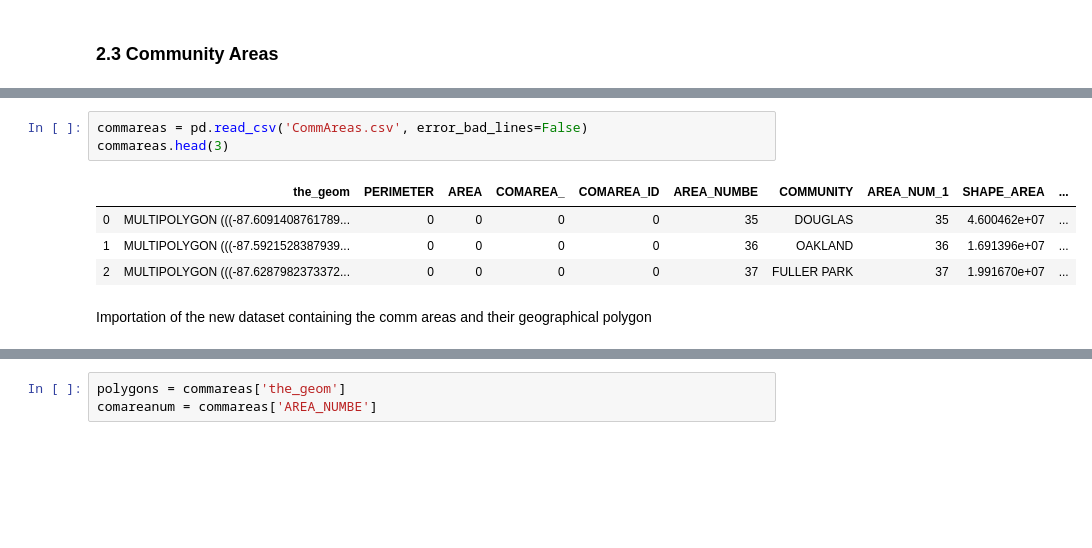
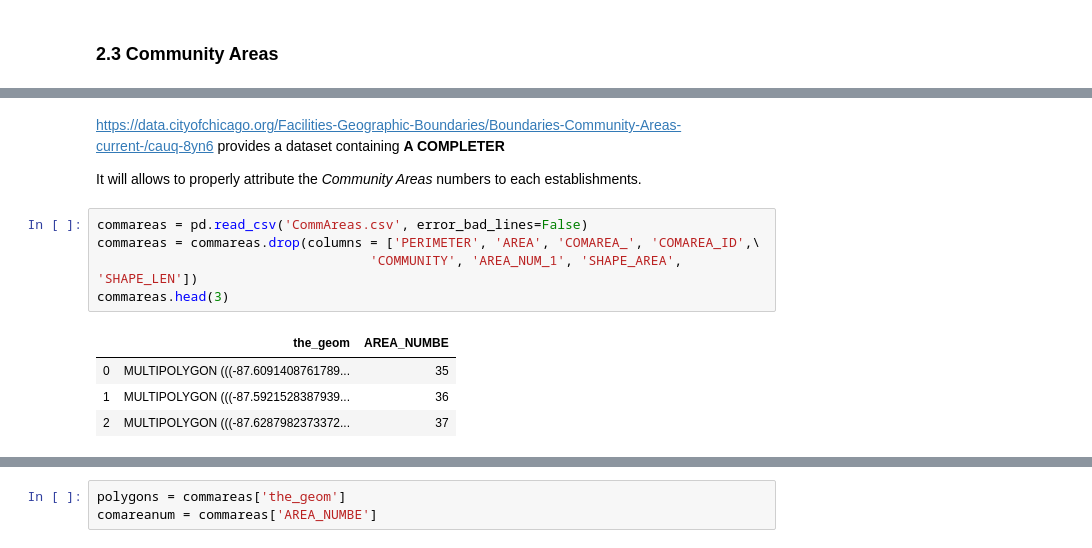
Before and after one commit to clairebilat/ada-2019-project-lost-and-found, a Jupyter notebook: Milestone-3.ipynb, the cells around one changed output, grey strips where cells are left out. Cells and saved outputs as stored; diff of their text form; blank space fills up the shorter version.

```diff
--- a/Milestone-3.ipynb
+++ b/Milestone-3.ipynb
@@ -480,10 +430,14 @@ for x in loc[:3] :
+# %% [markdown]
+https://data.cityofchicago.org/Facilities-Geographic-Boundaries/Boundaries-Community-Areas-current-/cauq-8yn6 provides a dataset containing **A COMPLETER**
+
+It will allows to properly attribute the *Community Areas* numbers to each establishments.
 # %%
 commareas = pd.read_csv('CommAreas.csv', error_bad_lines=False)
+commareas = commareas.drop(columns = ['PERIMETER', 'AREA', 'COMAREA_', 'COMAREA_ID',\
+                                   'COMMUNITY', 'AREA_NUM_1', 'SHAPE_AREA', 'SHAPE_LEN'])
 commareas.head(3)
 # %% [output]
-|  | the_geom | PERIMETER | AREA | COMAREA_ | COMAREA_ID | AREA_NUMBE | COMMUNITY | AREA_NUM_1 | SHAPE_AREA | ... |
-| 0 | MULTIPOLYGON (((-87.6091408761789... | 0 | 0 | 0 | 0 | 35 | DOUGLAS | 35 | 4.600462e+07 | ... |
-| 1 | MULTIPOLYGON (((-87.5921528387939... | 0 | 0 | 0 | 0 | 36 | OAKLAND | 36 | 1.691396e+07 | ... |
-| 2 | MULTIPOLYGON (((-87.6287982373372... | 0 | 0 | 0 | 0 | 37 | FULLER PARK | 37 | 1.991670e+07 | ... |
+|  | the_geom | AREA_NUMBE |
+| 0 | MULTIPOLYGON (((-87.6091408761789... | 35 |
+| 1 | MULTIPOLYGON (((-87.5921528387939... | 36 |
+| 2 | MULTIPOLYGON (((-87.6287982373372... | 37 |
-# %% [markdown]
-Importation of the new dataset containing the comm areas and their geographical polygon
```
Also changed, not shown: parts of 50 cells of this notebook.
